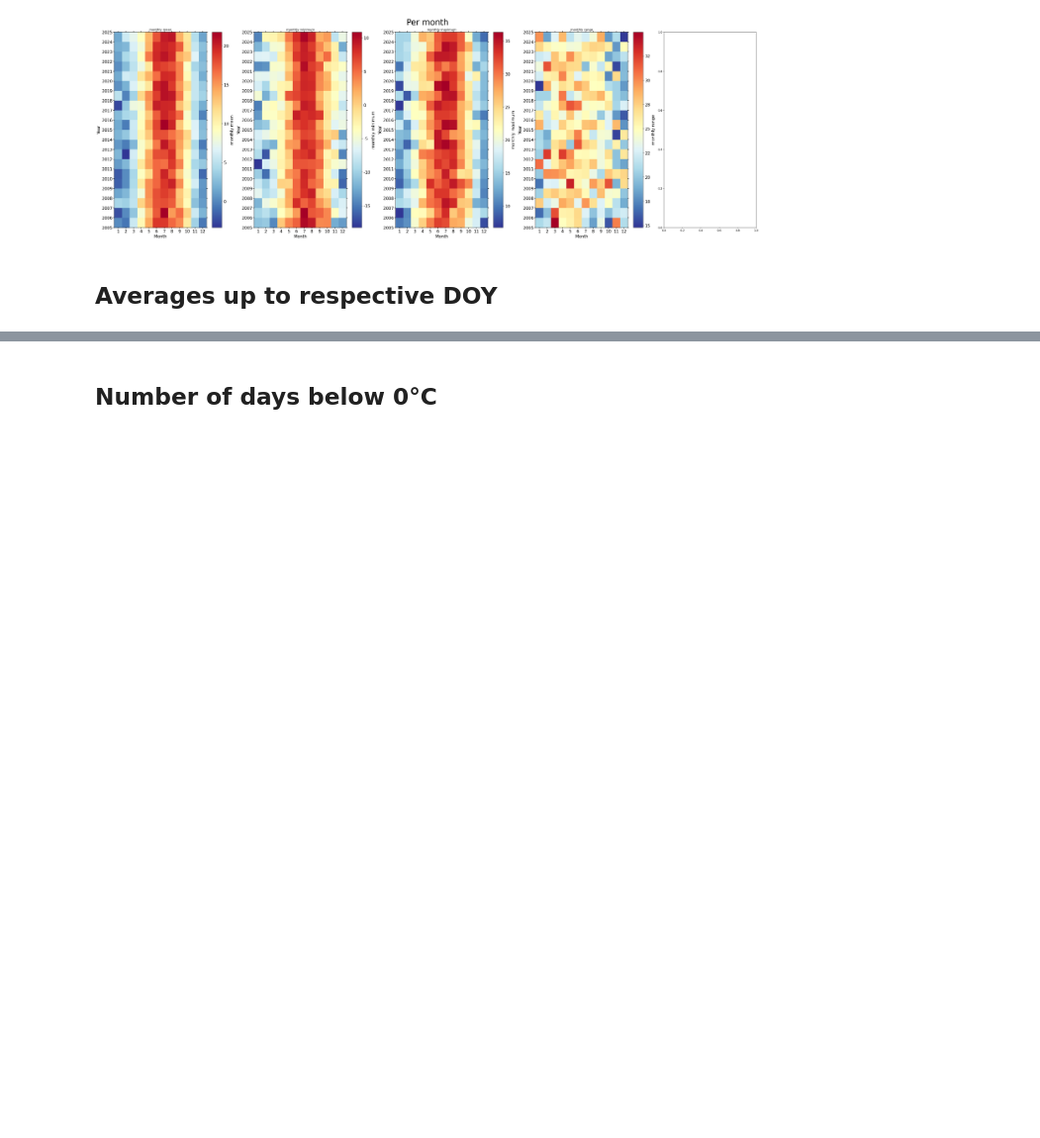
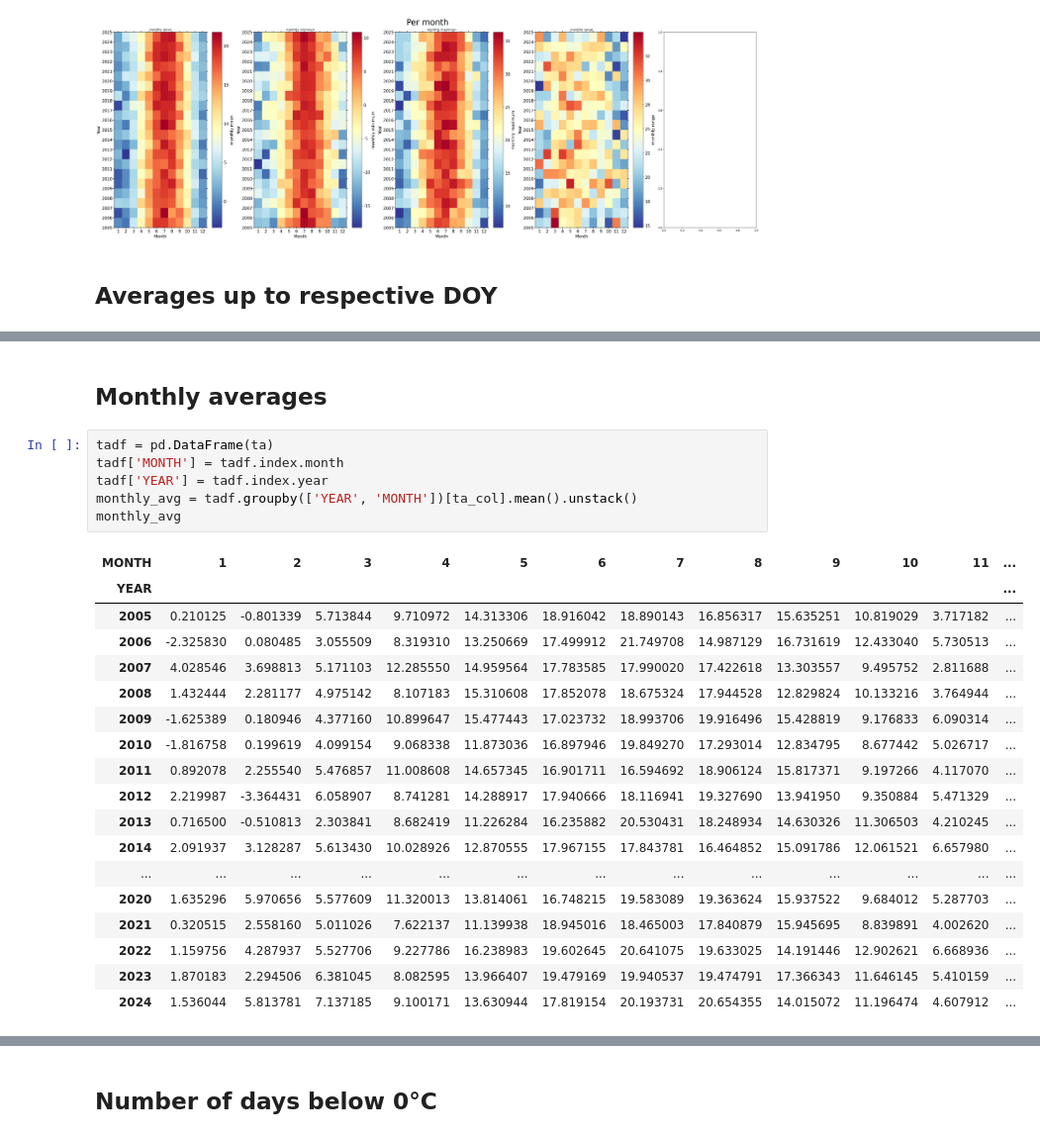
Before and after one commit to holukas/dataset_ch-cha_flux_product, a Jupyter notebook: _sources/notebooks/90_DATASET_OVERVIEW/METEO_TA.ipynb, the cells around one changed output, grey strips where cells are left out. Shown at 99% size. Cells and saved outputs as stored; diff of their text form; blank space fills up the shorter version.

```diff
--- a/_sources/notebooks/90_DATASET_OVERVIEW/METEO_TA.ipynb
+++ b/_sources/notebooks/90_DATASET_OVERVIEW/METEO_TA.ipynb
@@ -141,0 +151,27 @@ ax.legend();
+# %% [markdown]
+## Monthly averages
+# %%
+tadf = pd.DataFrame(ta)
+tadf['MONTH'] = tadf.index.month
+tadf['YEAR'] = tadf.index.year
+monthly_avg = tadf.groupby(['YEAR', 'MONTH'])[ta_col].mean().unstack()
+monthly_avg
+# %% [output]
+| MONTH | 1 | 2 | 3 | 4 | 5 | 6 | 7 | 8 | 9 | 10 | 11 | ... |
+| YEAR |  |  |  |  |  |  |  |  |  |  |  | ... |
+| 2005 | 0.210125 | -0.801339 | 5.713844 | 9.710972 | 14.313306 | 18.916042 | 18.890143 | 16.856317 | 15.635251 | 10.819029 | 3.717182 | ... |
+| 2006 | -2.325830 | 0.080485 | 3.055509 | 8.319310 | 13.250669 | 17.499912 | 21.749708 | 14.987129 | 16.731619 | 12.433040 | 5.730513 | ... |
+| 2007 | 4.028546 | 3.698813 | 5.171103 | 12.285550 | 14.959564 | 17.783585 | 17.990020 | 17.422618 | 13.303557 | 9.495752 | 2.811688 | ... |
+| 2008 | 1.432444 | 2.281177 | 4.975142 | 8.107183 | 15.310608 | 17.852078 | 18.675324 | 17.944528 | 12.829824 | 10.133216 | 3.764944 | ... |
+| 2009 | -1.625389 | 0.180946 | 4.377160 | 10.899647 | 15.477443 | 17.023732 | 18.993706 | 19.916496 | 15.428819 | 9.176833 | 6.090314 | ... |
+| 2010 | -1.816758 | 0.199619 | 4.099154 | 9.068338 | 11.873036 | 16.897946 | 19.849270 | 17.293014 | 12.834795 | 8.677442 | 5.026717 | ... |
+| 2011 | 0.892078 | 2.255540 | 5.476857 | 11.008608 | 14.657345 | 16.901711 | 16.594692 | 18.906124 | 15.817371 | 9.197266 | 4.117070 | ... |
+| 2012 | 2.219987 | -3.364431 | 6.058907 | 8.741281 | 14.288917 | 17.940666 | 18.116941 | 19.327690 | 13.941950 | 9.350884 | 5.471329 | ... |
+| 2013 | 0.716500 | -0.510813 | 2.303841 | 8.682419 | 11.226284 | 16.235882 | 20.530431 | 18.248934 | 14.630326 | 11.306503 | 4.210245 | ... |
+| 2014 | 2.091937 | 3.128287 | 5.613430 | 10.028926 | 12.870555 | 17.967155 | 17.843781 | 16.464852 | 15.091786 | 12.061521 | 6.657980 | ... |
+| ... | ... | ... | ... | ... | ... | ... | ... | ... | ... | ... | ... | ... |
+| 2020 | 1.635296 | 5.970656 | 5.577609 | 11.320013 | 13.814061 | 16.748215 | 19.583089 | 19.363624 | 15.937522 | 9.684012 | 5.287703 | ... |
+| 2021 | 0.320515 | 2.558160 | 5.011026 | 7.622137 | 11.139938 | 18.945016 | 18.465003 | 17.840879 | 15.945695 | 8.839891 | 4.002620 | ... |
+| 2022 | 1.159756 | 4.287937 | 5.527706 | 9.227786 | 16.238983 | 19.602645 | 20.641075 | 19.633025 | 14.191446 | 12.902621 | 6.668936 | ... |
+| 2023 | 1.870183 | 2.294506 | 6.381045 | 8.082595 | 13.966407 | 19.479169 | 19.940537 | 19.474791 | 17.366343 | 11.646145 | 5.410159 | ... |
+| 2024 | 1.536044 | 5.813781 | 7.137185 | 9.100171 | 13.630944 | 17.819154 | 20.193731 | 20.654355 | 14.015072 | 11.196474 | 4.607912 | ... |
```
Also changed, not shown: parts of 31 cells of this notebook, 11 other files.
